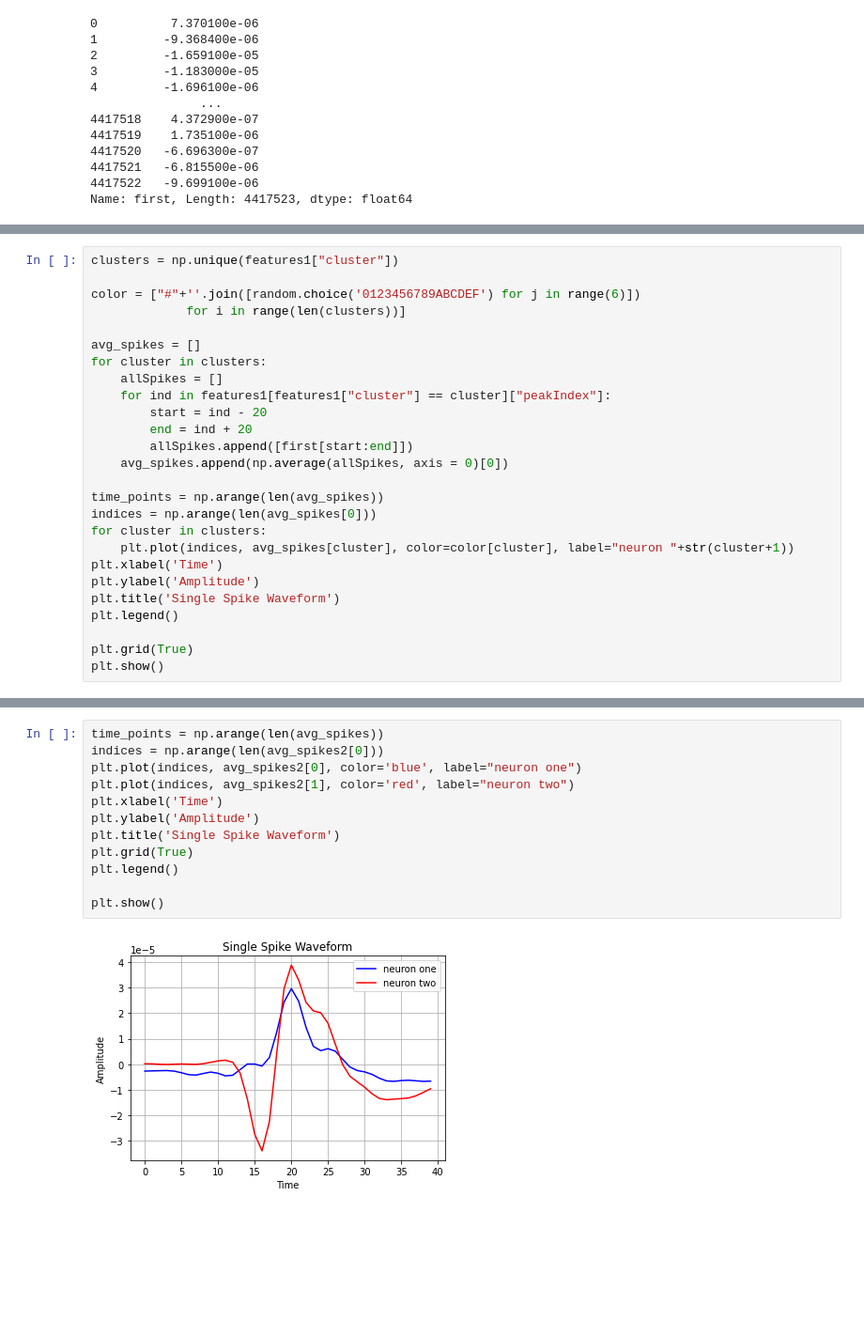
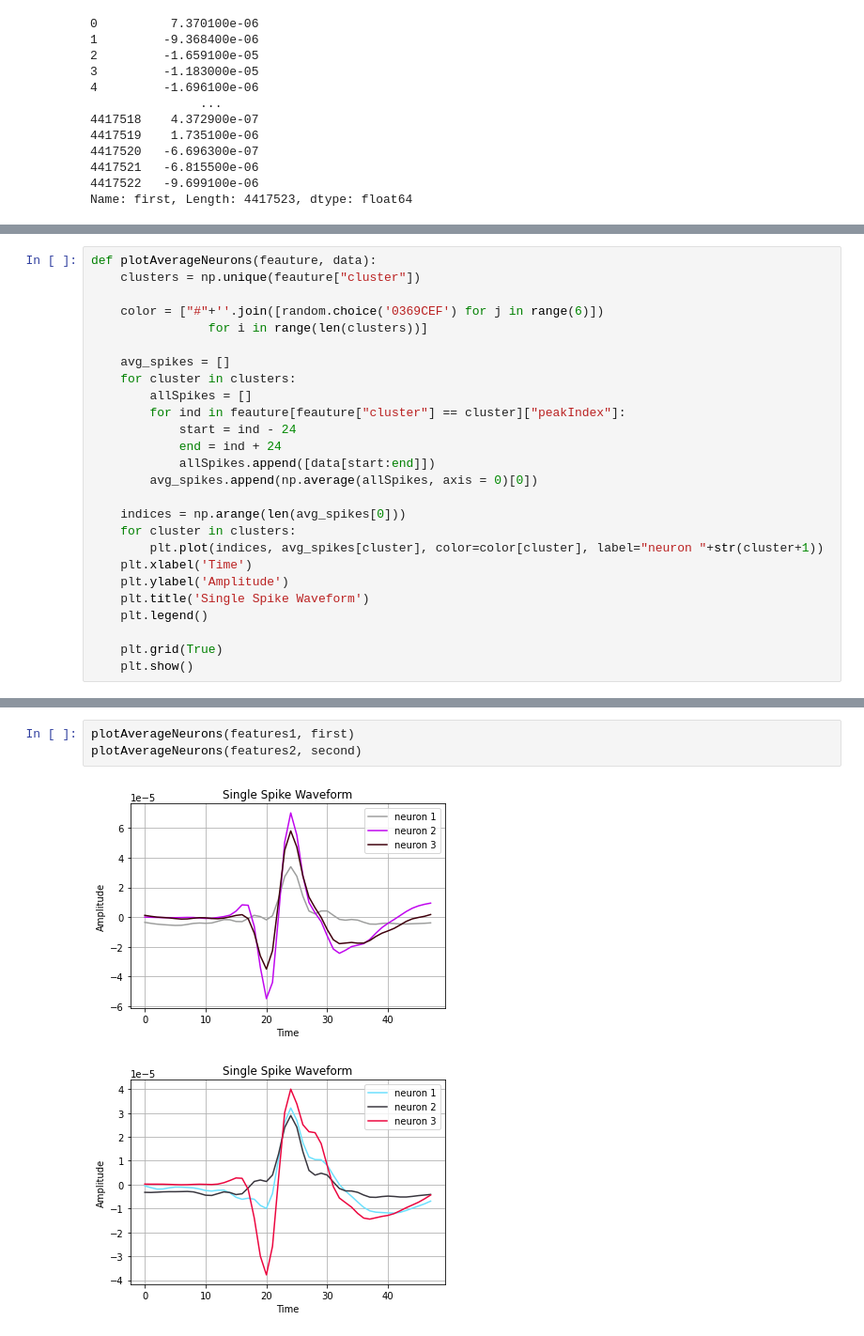
Before and after one commit to omarelwaliely/SpikeSorting, a Jupyter notebook: Untitled.ipynb, the cells around one changed output, grey strips where cells are left out. Shown at 94% size. Drawn from its saved outputs; the diff is of its cells as text; blank space fills up the shorter version.

```diff
--- a/Untitled.ipynb
+++ b/Untitled.ipynb
@@ -136,26 +144,26 @@ Name: first, dtype: float64
 # %%
-clusters = np.unique(features1["cluster"])
+def plotAverageNeurons(feauture, data):
+    clusters = np.unique(feauture["cluster"])
 
-color = ["#"+''.join([random.choice('0123456789ABCDEF') for j in range(6)])
-             for i in range(len(clusters))]
+    color = ["#"+''.join([random.choice('0369CEF') for j in range(6)])
+                for i in range(len(clusters))]
 
-avg_spikes = []
-for cluster in clusters:
-    allSpikes = []
-    for ind in features1[features1["cluster"] == cluster]["peakIndex"]:
-        start = ind - 20
-        end = ind + 20
-        allSpikes.append([first[start:end]])
-    avg_spikes.append(np.average(allSpikes, axis = 0)[0])
+    avg_spikes = []
+    for cluster in clusters:
+        allSpikes = []
+        for ind in feauture[feauture["cluster"] == cluster]["peakIndex"]:
+            start = ind - 24
+            end = ind + 24
+            allSpikes.append([data[start:end]])
+        avg_spikes.append(np.average(allSpikes, axis = 0)[0])
 
-time_points = np.arange(len(avg_spikes))
-indices = np.arange(len(avg_spikes[0]))
-for cluster in clusters:
-    plt.plot(indices, avg_spikes[cluster], color=color[cluster], label="neuron "+str(cluster+1))
-plt.xlabel('Time')
-plt.ylabel('Amplitude')
-plt.title('Single Spike Waveform')
-plt.legend()
+    indices = np.arange(len(avg_spikes[0]))
+    for cluster in clusters:
+        plt.plot(indices, avg_spikes[cluster], color=color[cluster], label="neuron "+str(cluster+1))
+    plt.xlabel('Time')
+    plt.ylabel('Amplitude')
+    plt.title('Single Spike Waveform')
+    plt.legend()
 
-plt.grid(True)
-plt.show()
+    plt.grid(True)
+    plt.show()
@@ -231,14 +170,6 @@ plt.show()
-# %%
-time_points = np.arange(len(avg_spikes))
-indices = np.arange(len(avg_spikes2[0]))
-plt.plot(indices, avg_spikes2[0], color='blue', label="neuron one")
-plt.plot(indices, avg_spikes2[1], color='red', label="neuron two")
-plt.xlabel('Time')
-plt.ylabel('Amplitude')
-plt.title('Single Spike Waveform')
-plt.grid(True)
-plt.legend()
-
-plt.show()
-# %% [output]
-[figure, removed]
+# %%
+plotAverageNeurons(features1, first)
+plotAverageNeurons(features2, second)
+# %% [output]
+[figure, added]
+[figure, added]
```
Also changed, not shown: parts of 19 cells of this notebook, 1 other file.
